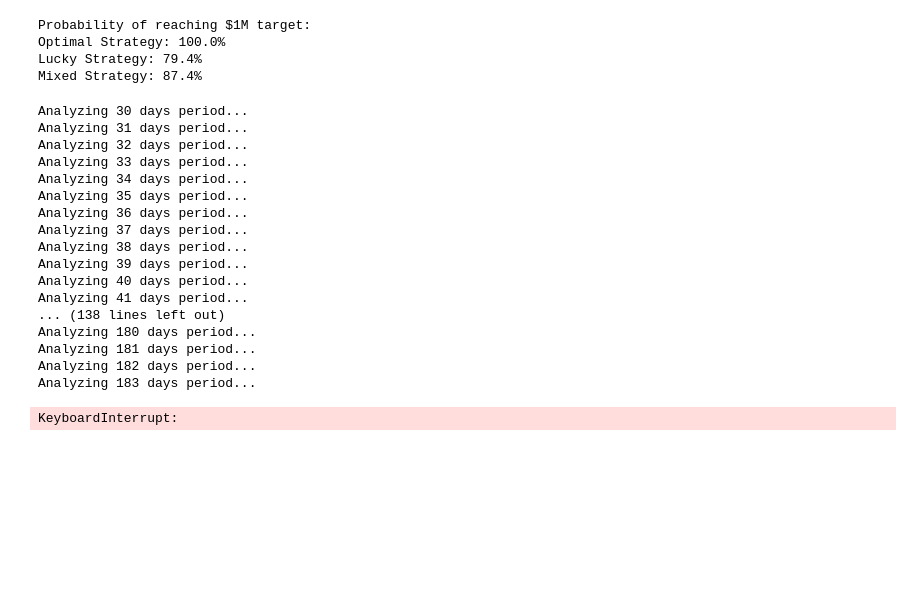
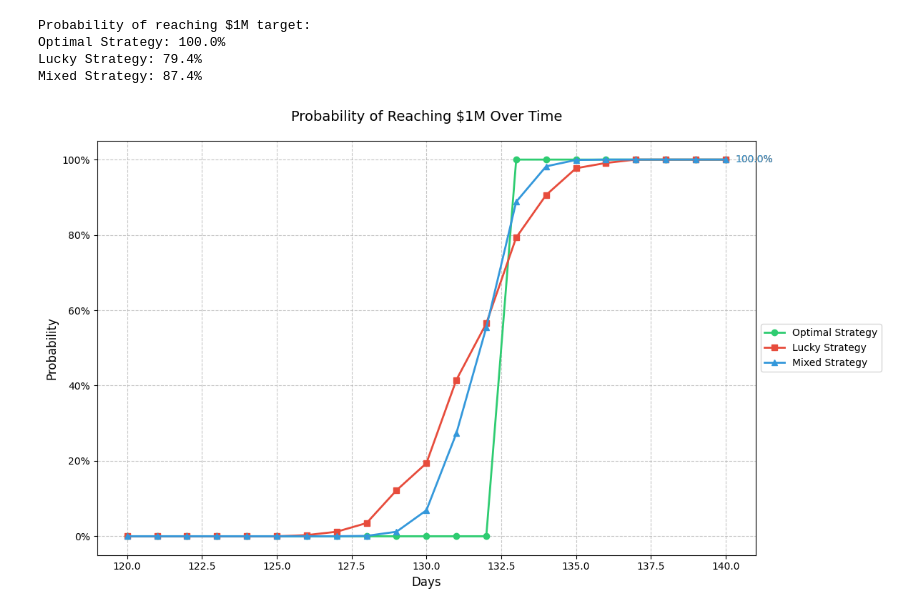
Before and after one commit to PyjamaInC/algorithm_solution, a Jupyter notebook: algorithm_2/solution_2.ipynb, the cells around one changed output. Cells and saved outputs as stored; diff of their text form; code cells hidden in the pictures; blank space fills up the shorter version.

```diff
--- a/algorithm_2/solution_2.ipynb
+++ b/algorithm_2/solution_2.ipynb
@@ -345,30 +356,13 @@ def visualize_time_based_probabilities(probabilities: dict):
 # %%
 # Run the analysis
 results = analyze_probabilities_over_time(
-    min_days=30,
-    max_days=200,
+    min_days=120,
+    max_days=140,
     step=1,
     num_simulations=1000  # Reduced for faster computation, increase for more accuracy
 )
 
 # Visualize the results
 visualize_time_based_probabilities(results)
 # %% [output]
-Analyzing 30 days period...
-Analyzing 31 days period...
-Analyzing 32 days period...
-Analyzing 33 days period...
-Analyzing 34 days period...
-Analyzing 35 days period...
-Analyzing 36 days period...
-Analyzing 37 days period...
-Analyzing 38 days period...
-Analyzing 39 days period...
-Analyzing 40 days period...
-Analyzing 41 days period...
-... (138 lines left out)
-Analyzing 180 days period...
-Analyzing 181 days period...
-Analyzing 182 days period...
-Analyzing 183 days period...
-KeyboardInterrupt:
+[figure, added]
```
Also changed, not shown: parts of 6 cells of this notebook, 1 other file.
